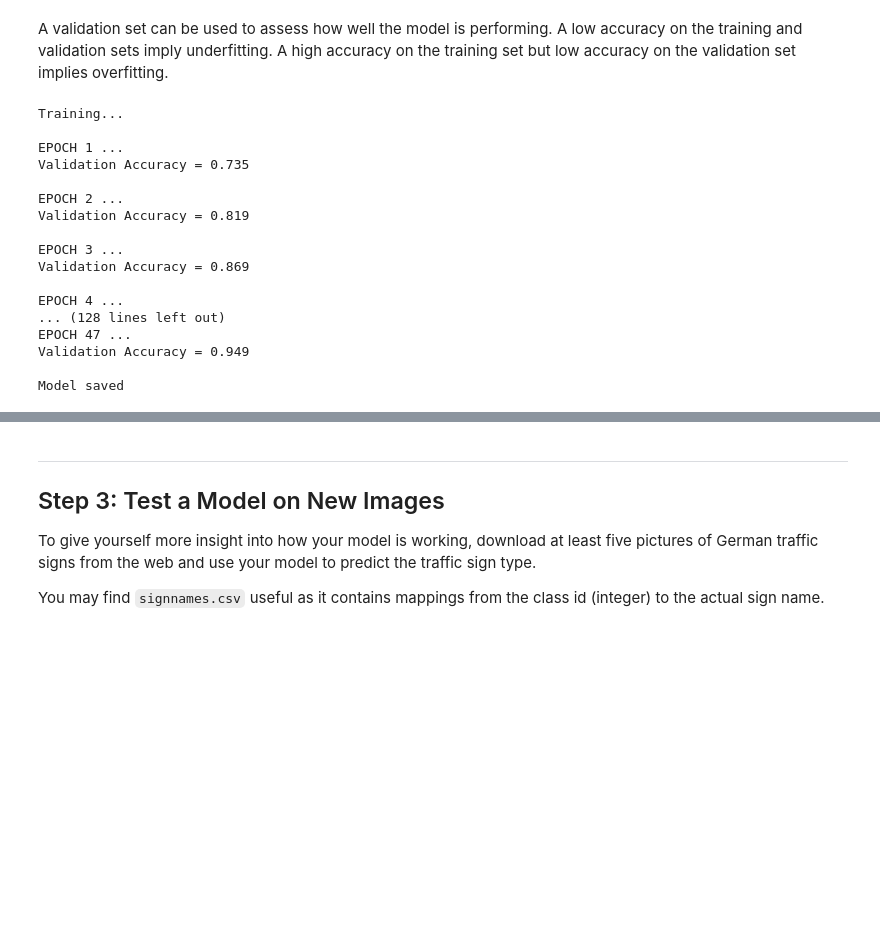
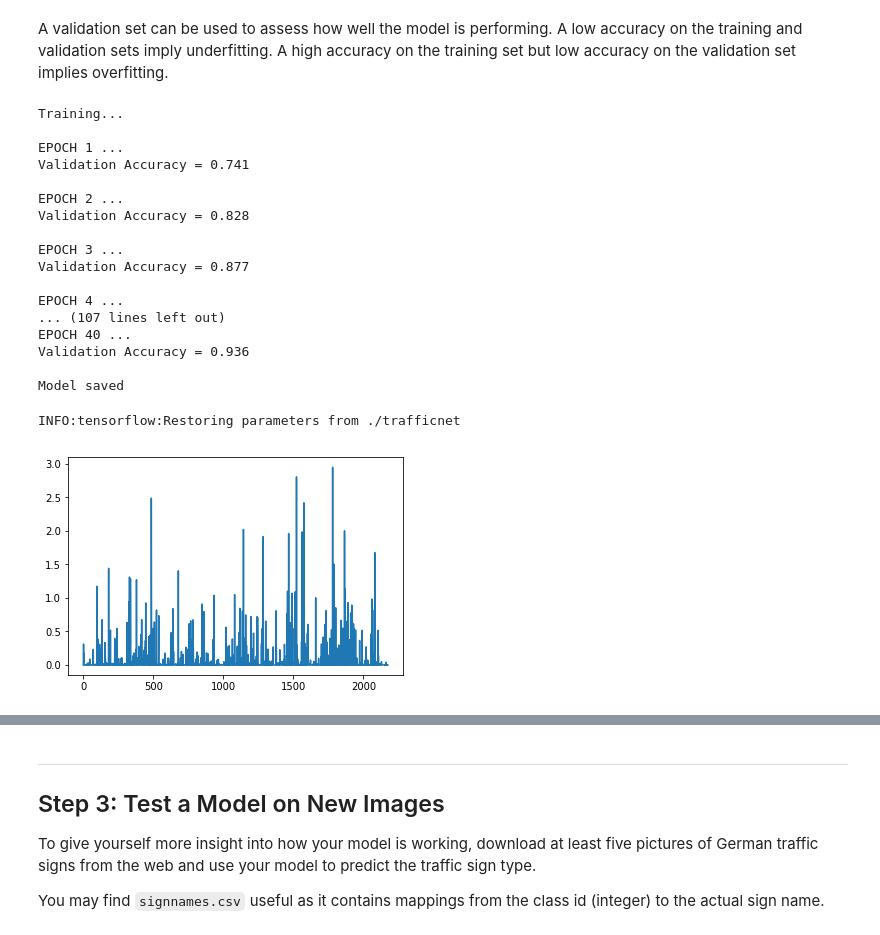
Before and after one commit to agoswami/sdcnd, a Jupyter notebook: Term1-P2-Traffic-Sign-Classifier-Project/Traffic_Sign_Classifier.ipynb, the cells around one changed output, grey strips where cells are left out. Saved outputs shown, nothing was run; the diff lists cells and outputs as text; code cells hidden in the pictures; blank space fills up the shorter version.

```diff
--- a/Term1-P2-Traffic-Sign-Classifier-Project/Traffic_Sign_Classifier.ipynb
+++ b/Term1-P2-Traffic-Sign-Classifier-Project/Traffic_Sign_Classifier.ipynb
@@ -268,12 +360,16 @@ sets imply underfitting. A high accuracy on the training set but low accuracy on
 # %%
 # Setting up placeholder for x, y and one_hot_y
 
-x = tf.placeholder(tf.float32, (None, 32, 32, 3))
+x = tf.placeholder(tf.float32, (None, 32, 32, 1))
 y = tf.placeholder(tf.int32, (None))
 one_hot_y = tf.one_hot(y, 43)
 # %%
 # Setup learning rate
-rate = 0.00088
+
+rate = 0.00060
+#rate = 0.00070
+#rate = 0.00080
+#rate = 0.00088
 
 # Setting up TrafficNet Optimizer
 
@@ -282,5 +378,8 @@ cross_entropy = tf.nn.softmax_cross_entropy_with_logits(labels=one_hot_y, logits
 loss_operation = tf.reduce_mean(cross_entropy)
 optimizer = tf.train.AdamOptimizer(learning_rate = rate)
 training_operation = optimizer.minimize(loss_operation)
+correct_prediction = tf.equal(tf.argmax(logits, 1), tf.argmax(one_hot_y, 1))
+accuracy_operation = tf.reduce_mean(tf.cast(correct_prediction, tf.float32))
+saver = tf.train.Saver()
 # %%
 # Evaluate function which will evaluate the accuracy of the prediction for dataset
@@ -303,22 +398,22 @@ def evaluate(X_data, y_data):
 
 with tf.Session() as sess:
     sess.run(tf.global_variables_initializer())
-    num_examples = len(XN_train)
+    num_examples = len(XN_train_norm)
 
     print("Training...")
     print()
     for i in range(EPOCHS):
-        XN_train, y_train = shuffle(XN_train, y_train)
+        XN_train_norm, y_train = shuffle(XN_train_norm, y_train)
         for offset in range(0, num_examples, BATCH_SIZE):
             end = offset + BATCH_SIZE
-            batch_x, batch_y = XN_train[offset:end], y_train[offset:end]
+            batch_x, batch_y = XN_train_norm[offset:end], y_train[offset:end]
             sess.run(training_operation, feed_dict={x: batch_x, y: batch_y})
 
-        validation_accuracy = evaluate(XN_valid, y_valid)
+        validation_accuracy = evaluate(XN_valid_norm, y_valid)
         print("EPOCH {} ...".format(i+1))
         print("Validation Accuracy = {:.3f}".format(validation_accuracy))
         print()
-        if validation_accuracy >= 0.940:
+        if validation_accuracy >= 0.930:
             break
     saver.save(sess, './trafficnet')
     print("Model saved")
@@ -326,20 +421,41 @@ with tf.Session() as sess:
 Training...
 
 EPOCH 1 ...
-Validation Accuracy = 0.735
+Validation Accuracy = 0.741
 
 EPOCH 2 ...
-Validation Accuracy = 0.819
+Validation Accuracy = 0.828
 
 EPOCH 3 ...
-Validation Accuracy = 0.869
+Validation Accuracy = 0.877
 
 EPOCH 4 ...
-... (128 lines left out)
-EPOCH 47 ...
-Validation Accuracy = 0.949
+... (107 lines left out)
+EPOCH 40 ...
+Validation Accuracy = 0.936
 
 Model saved
+# %%
+# Evaluate function which will evaluate the accuracy of the prediction for dataset
+
+def evaluateLearningCurve(X_data, y_data):
+    num_examples = len(X_data)
+    loss_list = []
+    sess = tf.get_default_session()
+    for offset in range(0, num_examples, BATCH_SIZE):
+        batch_x, batch_y = X_data[offset:offset+BATCH_SIZE], y_data[offset:offset+BATCH_SIZE]
+        _, loss = sess.run((training_operation, loss_operation), feed_dict={x: batch_x, y: batch_y})
+        loss_list.append(loss)
+    return loss_list
+# %%
+with tf.Session() as sess:
+    saver.restore(sess, tf.train.latest_checkpoint('.'))
+
+    train_loss_list = evaluateLearningCurve(XN_train_norm, y_train)
+    plt.plot(train_loss_list)
+# %% [output]
+INFO:tensorflow:Restoring parameters from ./trafficnet
+[figure, added]
 # %%
 with tf.Session() as sess:
     saver.restore(sess, tf.train.latest_checkpoint('.'))
```
Also changed, not shown: parts of 23 cells of this notebook, 5 other files.
